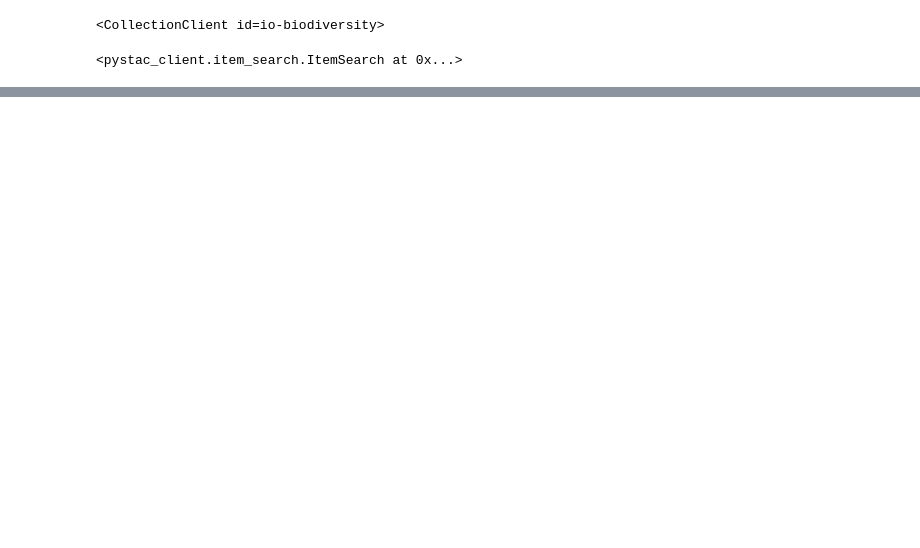
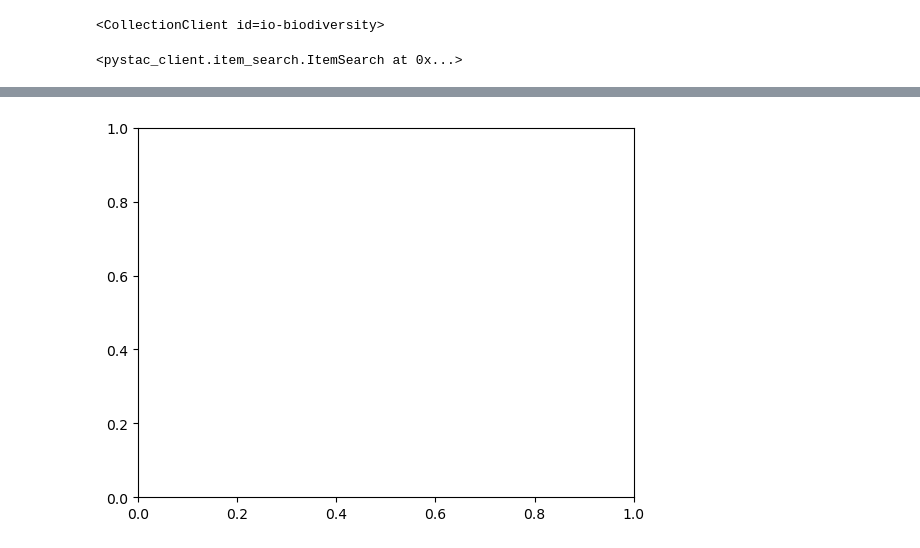
Before and after one commit to lchenhub/Maricopa-County-Biodiversity-Intactness-Index, a Jupyter notebook: Maricopa County BI.ipynb, the cells around one changed output, grey strips where cells are left out. Saved outputs shown, nothing was run; the diff lists cells and outputs as text; code cells hidden in the pictures; blank space fills up the shorter version.

```diff
--- a/Maricopa County BI.ipynb
+++ b/Maricopa County BI.ipynb
@@ -75,0 +510,7 @@ search
+# %%
+# Create new figure
+fig, ax = plt.subplots()
+
+# Plot the first raster with
+# %% [output]
+[figure, added]
```
Also changed, not shown: parts of 44 cells of this notebook.
